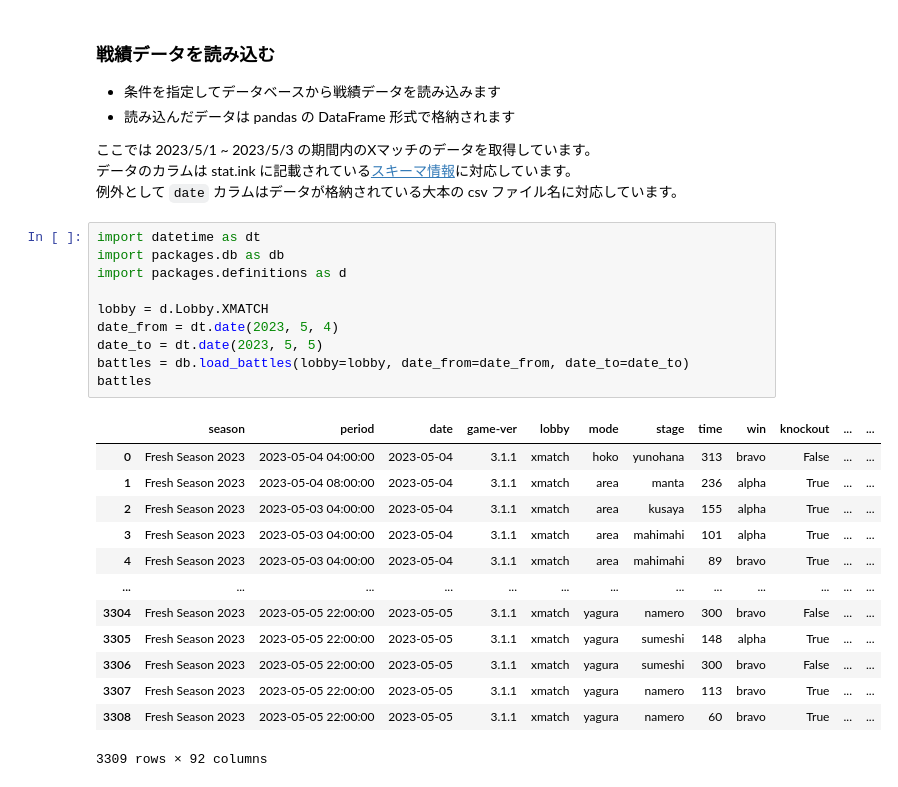
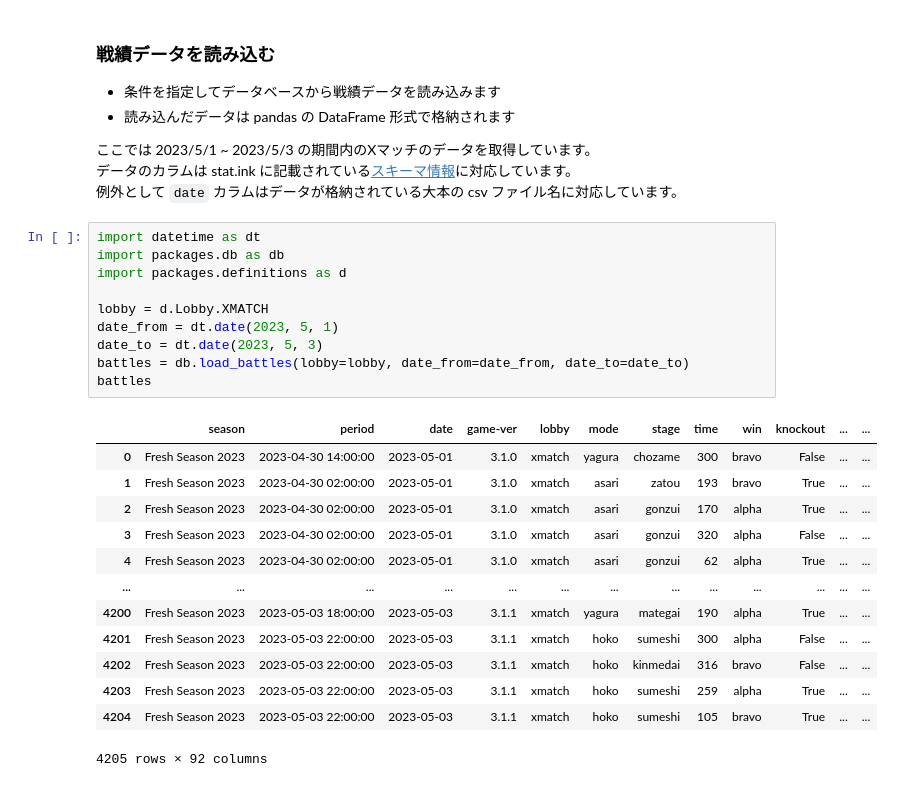
Before and after one commit to splatoonstat/splat-stat, a Jupyter notebook: src/test.ipynb, the cells around one changed output. Saved outputs shown, nothing was run; the diff lists cells and outputs as text.

```diff
--- a/src/test.ipynb
+++ b/src/test.ipynb
@@ -10,27 +10,27 @@
 # %%
 import datetime as dt
 import packages.db as db
 import packages.definitions as d
 
 lobby = d.Lobby.XMATCH
-date_from = dt.date(2023, 5, 4)
-date_to = dt.date(2023, 5, 5)
+date_from = dt.date(2023, 5, 1)
+date_to = dt.date(2023, 5, 3)
 battles = db.load_battles(lobby=lobby, date_from=date_from, date_to=date_to)
 battles
 # %% [output]
 |  | season | period | date | game-ver | lobby | mode | stage | time | win | knockout | ... | ... |
-| 0 | Fresh Season 2023 | 2023-05-04 04:00:00 | 2023-05-04 | 3.1.1 | xmatch | hoko | yunohana | 313 | bravo | False | ... | ... |
-| 1 | Fresh Season 2023 | 2023-05-04 08:00:00 | 2023-05-04 | 3.1.1 | xmatch | area | manta | 236 | alpha | True | ... | ... |
-| 2 | Fresh Season 2023 | 2023-05-03 04:00:00 | 2023-05-04 | 3.1.1 | xmatch | area | kusaya | 155 | alpha | True | ... | ... |
-| 3 | Fresh Season 2023 | 2023-05-03 04:00:00 | 2023-05-04 | 3.1.1 | xmatch | area | mahimahi | 101 | alpha | True | ... | ... |
-| 4 | Fresh Season 2023 | 2023-05-03 04:00:00 | 2023-05-04 | 3.1.1 | xmatch | area | mahimahi | 89 | bravo | True | ... | ... |
+| 0 | Fresh Season 2023 | 2023-04-30 14:00:00 | 2023-05-01 | 3.1.0 | xmatch | yagura | chozame | 300 | bravo | False | ... | ... |
+| 1 | Fresh Season 2023 | 2023-04-30 02:00:00 | 2023-05-01 | 3.1.0 | xmatch | asari | zatou | 193 | bravo | True | ... | ... |
+| 2 | Fresh Season 2023 | 2023-04-30 02:00:00 | 2023-05-01 | 3.1.0 | xmatch | asari | gonzui | 170 | alpha | True | ... | ... |
+| 3 | Fresh Season 2023 | 2023-04-30 02:00:00 | 2023-05-01 | 3.1.0 | xmatch | asari | gonzui | 320 | alpha | False | ... | ... |
+| 4 | Fresh Season 2023 | 2023-04-30 02:00:00 | 2023-05-01 | 3.1.0 | xmatch | asari | gonzui | 62 | alpha | True | ... | ... |
 | ... | ... | ... | ... | ... | ... | ... | ... | ... | ... | ... | ... | ... |
-| 3304 | Fresh Season 2023 | 2023-05-05 22:00:00 | 2023-05-05 | 3.1.1 | xmatch | yagura | namero | 300 | bravo | False | ... | ... |
-| 3305 | Fresh Season 2023 | 2023-05-05 22:00:00 | 2023-05-05 | 3.1.1 | xmatch | yagura | sumeshi | 148 | alpha | True | ... | ... |
-| 3306 | Fresh Season 2023 | 2023-05-05 22:00:00 | 2023-05-05 | 3.1.1 | xmatch | yagura | sumeshi | 300 | bravo | False | ... | ... |
-| 3307 | Fresh Season 2023 | 2023-05-05 22:00:00 | 2023-05-05 | 3.1.1 | xmatch | yagura | namero | 113 | bravo | True | ... | ... |
-| 3308 | Fresh Season 2023 | 2023-05-05 22:00:00 | 2023-05-05 | 3.1.1 | xmatch | yagura | namero | 60 | bravo | True | ... | ... |
+| 4200 | Fresh Season 2023 | 2023-05-03 18:00:00 | 2023-05-03 | 3.1.1 | xmatch | yagura | mategai | 190 | alpha | True | ... | ... |
+| 4201 | Fresh Season 2023 | 2023-05-03 22:00:00 | 2023-05-03 | 3.1.1 | xmatch | hoko | sumeshi | 300 | alpha | False | ... | ... |
+| 4202 | Fresh Season 2023 | 2023-05-03 22:00:00 | 2023-05-03 | 3.1.1 | xmatch | hoko | kinmedai | 316 | bravo | False | ... | ... |
+| 4203 | Fresh Season 2023 | 2023-05-03 22:00:00 | 2023-05-03 | 3.1.1 | xmatch | hoko | sumeshi | 259 | alpha | True | ... | ... |
+| 4204 | Fresh Season 2023 | 2023-05-03 22:00:00 | 2023-05-03 | 3.1.1 | xmatch | hoko | sumeshi | 105 | bravo | True | ... | ... |
-3309 rows × 92 columns
+4205 rows × 92 columns
 # %%
 import packages.utils as u
 
```
Also changed, not shown: parts of 3 cells of this notebook, 1 other file.
